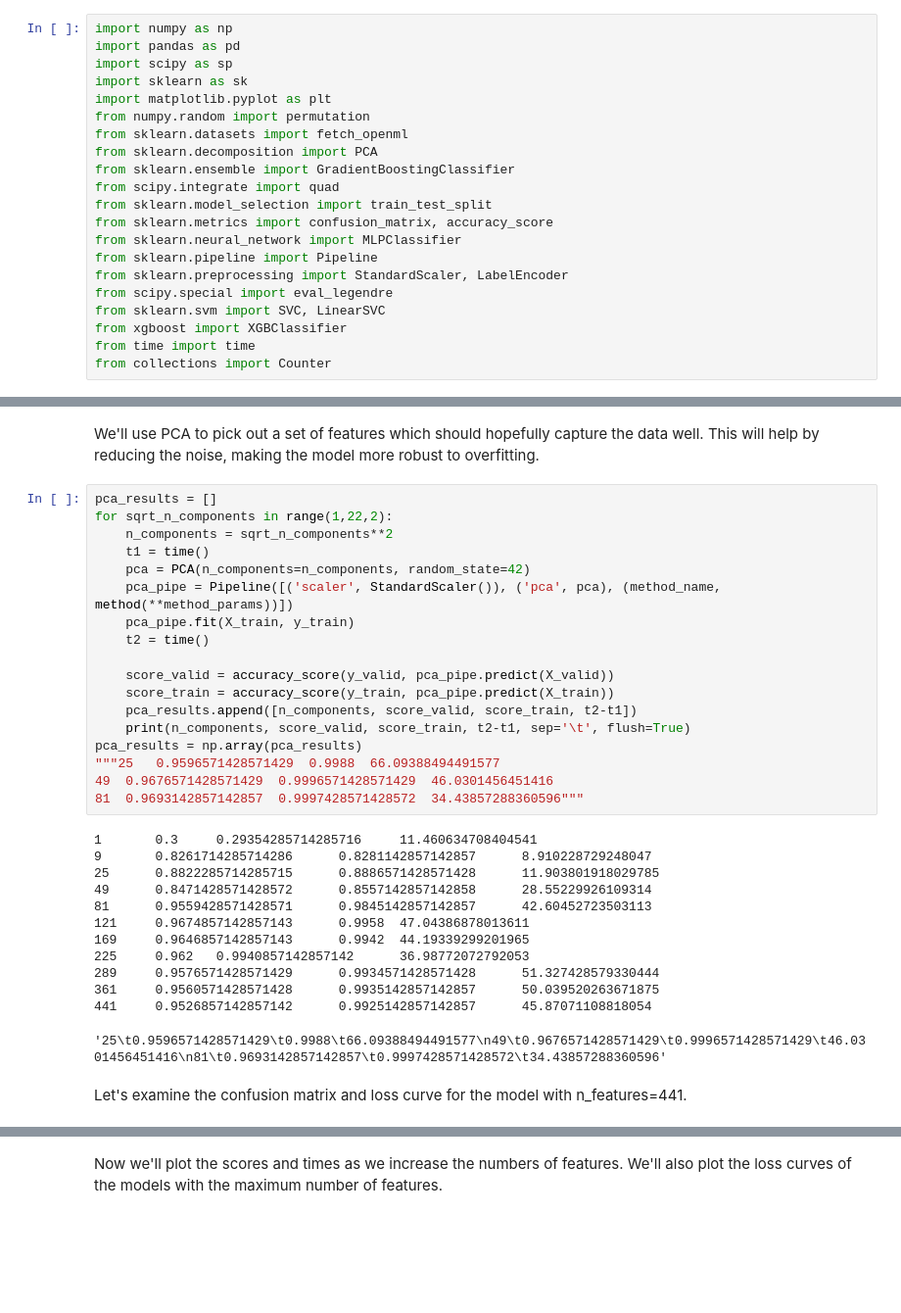
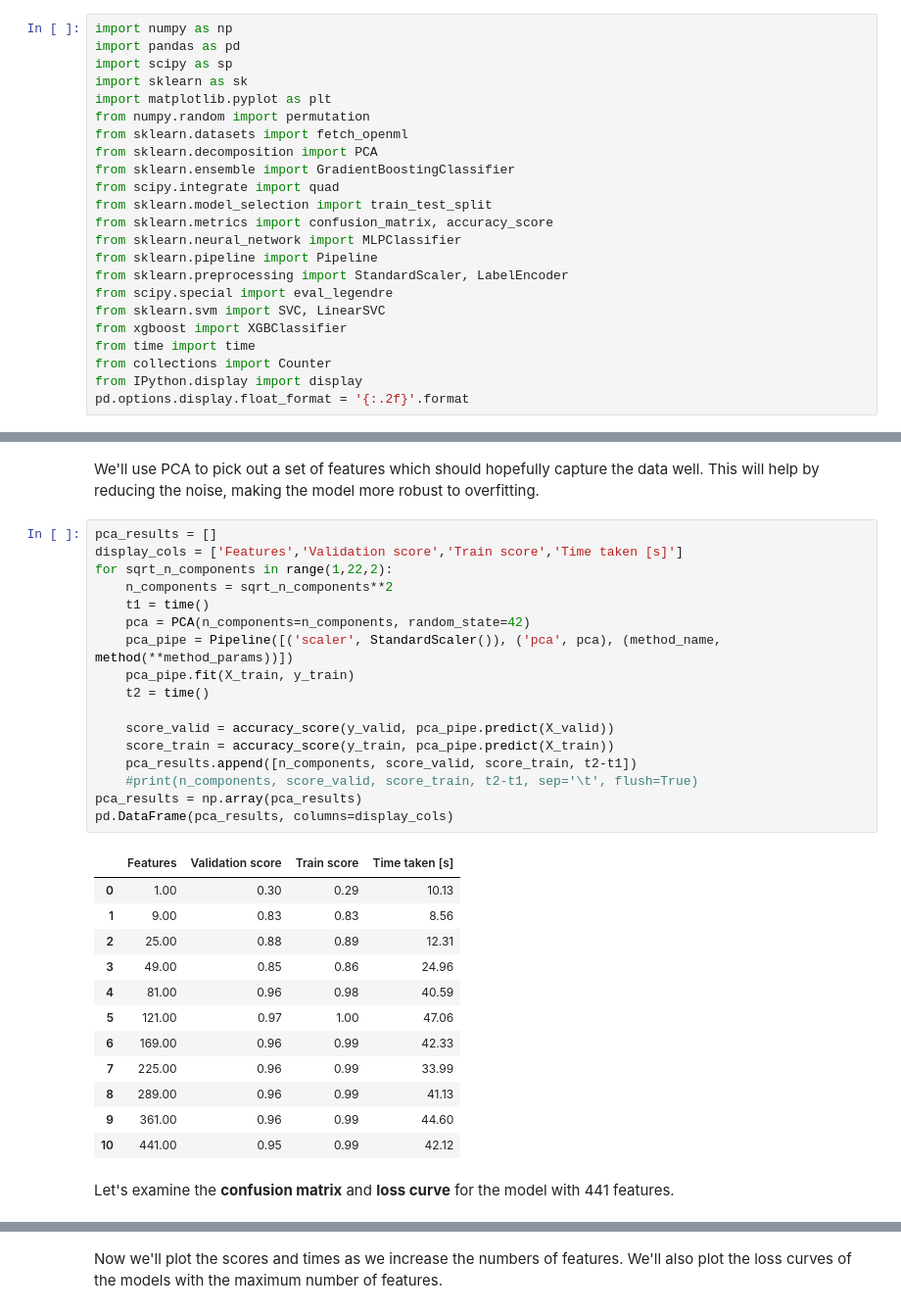
Before and after one commit to pc559/mnist_comparison, a Jupyter notebook: mnist_compare.ipynb, the cells around one changed output, grey strips where cells are left out. Shown: that part at 98% size. Drawn from its saved outputs; the diff is of its cells as text; blank space fills up the shorter version.

Commit message:
Format results

```diff
--- a/mnist_compare.ipynb
+++ b/mnist_compare.ipynb
@@ -65,6 +77,8 @@ from sklearn.svm import SVC, LinearSVC
 from xgboost import XGBClassifier
 from time import time
 from collections import Counter
+from IPython.display import display
+pd.options.display.float_format = '{:.2f}'.format
 # %%
 name = 'mnist_784'
 mnist = fetch_openml(name, data_home='~/scikit_learn_data/openml/'+name)
@@ -127,37 +138,36 @@ Maximum number of iterations. The solver iterates until convergence (determined
 We'll use PCA to pick out a set of features which should hopefully capture the data well. This will help by reducing the noise, making the model more robust to overfitting.
 # %%
 pca_results = []
+display_cols = ['Features','Validation score','Train score','Time taken [s]']
 for sqrt_n_components in range(1,22,2):
     n_components = sqrt_n_components**2
     t1 = time()
     pca = PCA(n_components=n_components, random_state=42)
     pca_pipe = Pipeline([('scaler', StandardScaler()), ('pca', pca), (method_name, method(**method_params))])
     pca_pipe.fit(X_train, y_train)
     t2 = time()
 
     score_valid = accuracy_score(y_valid, pca_pipe.predict(X_valid))
     score_train = accuracy_score(y_train, pca_pipe.predict(X_train))
     pca_results.append([n_components, score_valid, score_train, t2-t1])
-    print(n_components, score_valid, score_train, t2-t1, sep='\t', flush=True)
+    #print(n_components, score_valid, score_train, t2-t1, sep='\t', flush=True)
 pca_results = np.array(pca_results)
-"""25	0.9596571428571429	0.9988	66.09388494491577
-49	0.9676571428571429	0.9996571428571429	46.0301456451416
-81	0.9693142857142857	0.9997428571428572	34.43857288360596"""
+pd.DataFrame(pca_results, columns=display_cols)
 # %% [output]
-1       0.3     0.29354285714285716     11.460634708404541
-9       0.8261714285714286      0.8281142857142857      8.910228729248047
-25      0.8822285714285715      0.8886571428571428      11.903801918029785
-49      0.8471428571428572      0.8557142857142858      28.55229926109314
-81      0.9559428571428571      0.9845142857142857      42.60452723503113
-121     0.9674857142857143      0.9958  47.04386878013611
-169     0.9646857142857143      0.9942  44.19339299201965
-225     0.962   0.9940857142857142      36.98772072792053
-289     0.9576571428571429      0.9934571428571428      51.327428579330444
-361     0.9560571428571428      0.9935142857142857      50.039520263671875
-441     0.9526857142857142      0.9925142857142857      45.87071108818054
-'25\t0.9596571428571429\t0.9988\t66.09388494491577\n49\t0.9676571428571429\t0.9996571428571429\t46.0301456451416\n81\t0.9693142857142857\t0.9997428571428572\t34.43857288360596'
+|  | Features | Validation score | Train score | Time taken [s] |
+| 0 | 1.00 | 0.30 | 0.29 | 10.13 |
+| 1 | 9.00 | 0.83 | 0.83 | 8.56 |
+| 2 | 25.00 | 0.88 | 0.89 | 12.31 |
+| 3 | 49.00 | 0.85 | 0.86 | 24.96 |
+| 4 | 81.00 | 0.96 | 0.98 | 40.59 |
+| 5 | 121.00 | 0.97 | 1.00 | 47.06 |
+| 6 | 169.00 | 0.96 | 0.99 | 42.33 |
+| 7 | 225.00 | 0.96 | 0.99 | 33.99 |
+| 8 | 289.00 | 0.96 | 0.99 | 41.13 |
+| 9 | 361.00 | 0.96 | 0.99 | 44.60 |
+| 10 | 441.00 | 0.95 | 0.99 | 42.12 |
 # %% [markdown]
-Let's examine the confusion matrix and loss curve for the model with n_features=441.
+Let's examine the **confusion matrix** and **loss curve** for the model with 441 features.
 # %%
 con = confusion_matrix(y_valid, pca_pipe.predict(X_valid), normalize='true')
 print(np.diag(con))
```
Also changed, not shown: parts of 22 cells of this notebook.
